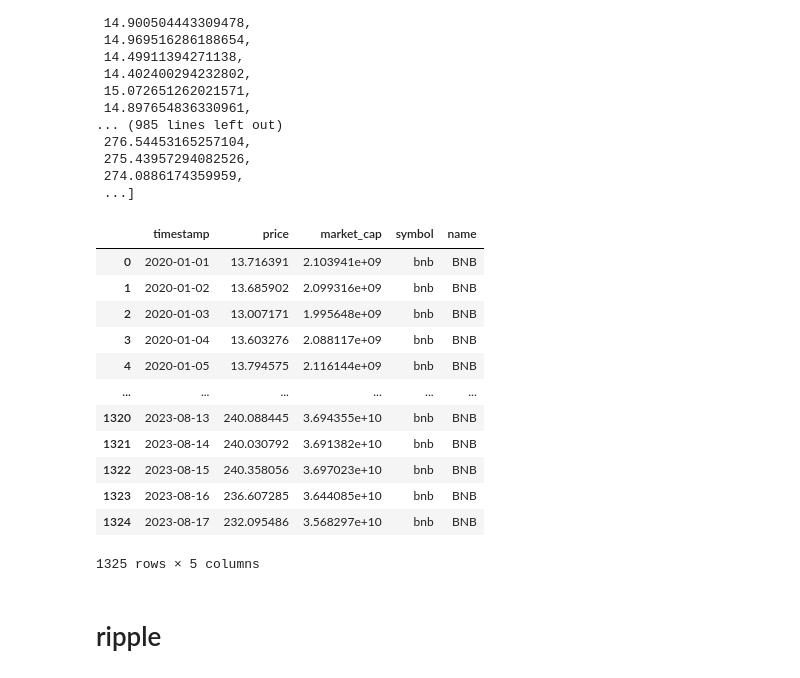
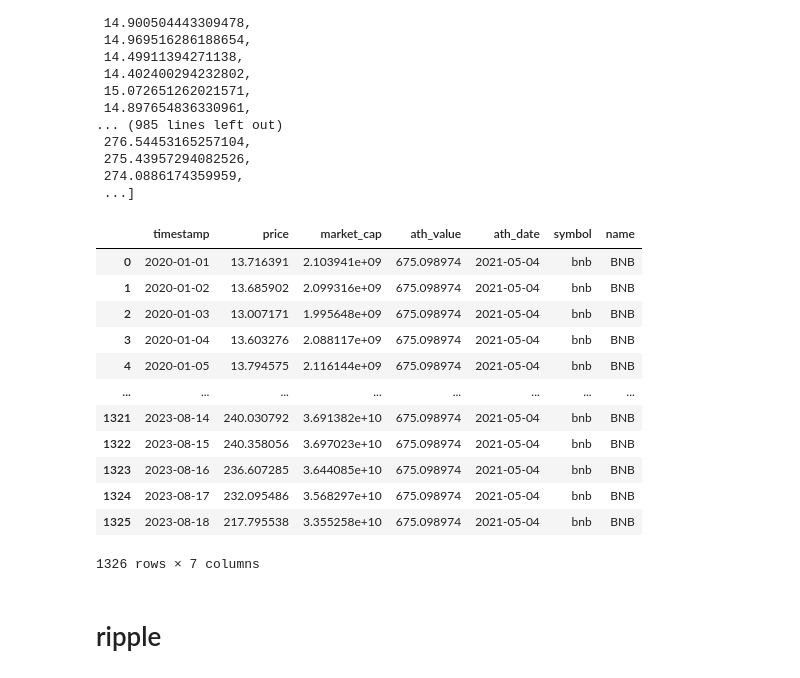
Before and after one commit to Bzetatuc/PI_2_Henry, a Jupyter notebook: DATA ETL/data.ipynb, the cells around one changed output. Saved outputs shown, nothing was run; the diff lists cells and outputs as text; code cells hidden in the pictures.

```diff
--- a/data/data.ipynb
+++ b/DATA ETL/data.ipynb
@@ -675,46 +690,54 @@ binancecoin
  274.0886174359959,
  ...]
 # %%
-binancecoin = cg.get_coin_market_chart_range_by_id(id='binancecoin', vs_currency='usd', from_timestamp=1577761200, to_timestamp=1692231142)
+binancecoin = cg.get_coin_market_chart_range_by_id(id='binancecoin', vs_currency='usd', from_timestamp=1577761200, to_timestamp=1692367855)
 historical_prices = binancecoin['prices']
 market_caps = binancecoin['market_caps']
 
 # Obtener información básica de la moneda binancecoin
 token_info = cg.get_coin_by_id(id='binancecoin')
 symbol = token_info['symbol']
 name = token_info['name']
 
 # Crear un DataFrame con los datos históricos de precios
 historical_df = pd.DataFrame(historical_prices, columns=['timestamp', 'price'])
-historical_df['timestamp'] = pd.to_datetime(historical_df['timestamp'], unit='ms')
+historical_df['timestamp'] = pd.to_datetime(historical_df['timestamp'], unit='ms').dt.date  # Convertir a fecha
 
 # Crear un DataFrame con los datos históricos de capitalización de mercado
 market_cap_df = pd.DataFrame(market_caps, columns=['timestamp', 'market_cap'])
-market_cap_df['timestamp'] = pd.to_datetime(market_cap_df['timestamp'], unit='ms')
+market_cap_df['timestamp'] = pd.to_datetime(market_cap_df['timestamp'], unit='ms').dt.date  # Convertir a fecha
 
 # Combinar los DataFrames utilizando join
 combined_df_binancecoin = historical_df.join(market_cap_df.set_index('timestamp'), on='timestamp')
+
+# Calcular el valor ATH y su fecha correspondiente
+ath_value = combined_df_binancecoin['price'].max()
+ath_date = combined_df_binancecoin.loc[combined_df_binancecoin['price'].idxmax()]['timestamp']
+
+# Agregar la columna ATH al DataFrame
+combined_df_binancecoin['ath_value'] = ath_value
+combined_df_binancecoin['ath_date'] = ath_date
 
 # Agregar las columnas de symbol y name directamente al DataFrame
 combined_df_binancecoin['symbol'] = symbol
 combined_df_binancecoin['name'] = name
 
-
+# Mostrar el DataFrame con las nuevas columnas
 combined_df_binancecoin
 # %% [output]
-|  | timestamp | price | market_cap | symbol | name |
-| 0 | 2020-01-01 | 13.716391 | 2.103941e+09 | bnb | BNB |
-| 1 | 2020-01-02 | 13.685902 | 2.099316e+09 | bnb | BNB |
-| 2 | 2020-01-03 | 13.007171 | 1.995648e+09 | bnb | BNB |
-| 3 | 2020-01-04 | 13.603276 | 2.088117e+09 | bnb | BNB |
-| 4 | 2020-01-05 | 13.794575 | 2.116144e+09 | bnb | BNB |
-| ... | ... | ... | ... | ... | ... |
-| 1320 | 2023-08-13 | 240.088445 | 3.694355e+10 | bnb | BNB |
-| 1321 | 2023-08-14 | 240.030792 | 3.691382e+10 | bnb | BNB |
-| 1322 | 2023-08-15 | 240.358056 | 3.697023e+10 | bnb | BNB |
-| 1323 | 2023-08-16 | 236.607285 | 3.644085e+10 | bnb | BNB |
-| 1324 | 2023-08-17 | 232.095486 | 3.568297e+10 | bnb | BNB |
+|  | timestamp | price | market_cap | ath_value | ath_date | symbol | name |
+| 0 | 2020-01-01 | 13.716391 | 2.103941e+09 | 675.098974 | 2021-05-04 | bnb | BNB |
+| 1 | 2020-01-02 | 13.685902 | 2.099316e+09 | 675.098974 | 2021-05-04 | bnb | BNB |
+| 2 | 2020-01-03 | 13.007171 | 1.995648e+09 | 675.098974 | 2021-05-04 | bnb | BNB |
+| 3 | 2020-01-04 | 13.603276 | 2.088117e+09 | 675.098974 | 2021-05-04 | bnb | BNB |
+| 4 | 2020-01-05 | 13.794575 | 2.116144e+09 | 675.098974 | 2021-05-04 | bnb | BNB |
+| ... | ... | ... | ... | ... | ... | ... | ... |
+| 1321 | 2023-08-14 | 240.030792 | 3.691382e+10 | 675.098974 | 2021-05-04 | bnb | BNB |
+| 1322 | 2023-08-15 | 240.358056 | 3.697023e+10 | 675.098974 | 2021-05-04 | bnb | BNB |
+| 1323 | 2023-08-16 | 236.607285 | 3.644085e+10 | 675.098974 | 2021-05-04 | bnb | BNB |
+| 1324 | 2023-08-17 | 232.095486 | 3.568297e+10 | 675.098974 | 2021-05-04 | bnb | BNB |
+| 1325 | 2023-08-18 | 217.795538 | 3.355258e+10 | 675.098974 | 2021-05-04 | bnb | BNB |
-1325 rows × 5 columns
+1326 rows × 7 columns
 # %%
 # Cambiar el nombre de la columna 'timestamp' a 'date'
 combined_df_binancecoin = combined_df_binancecoin.rename(columns={'timestamp': 'date'})
```
Also changed, not shown: parts of 43 cells of this notebook, 43 other files.
